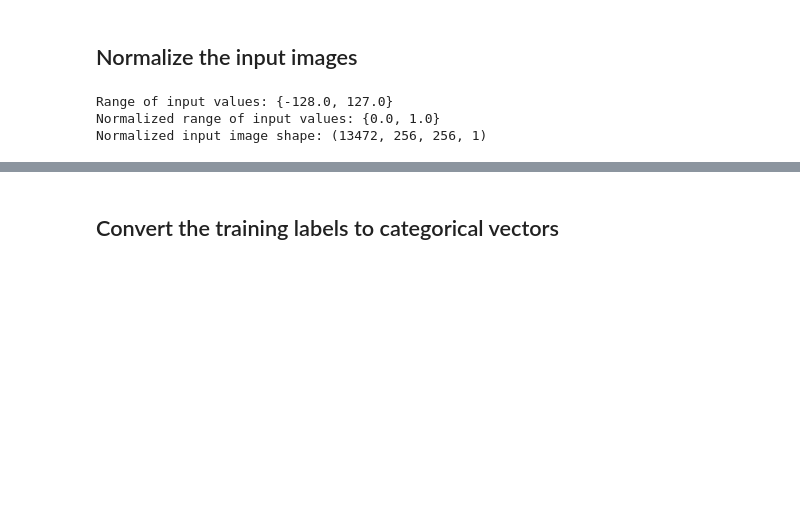
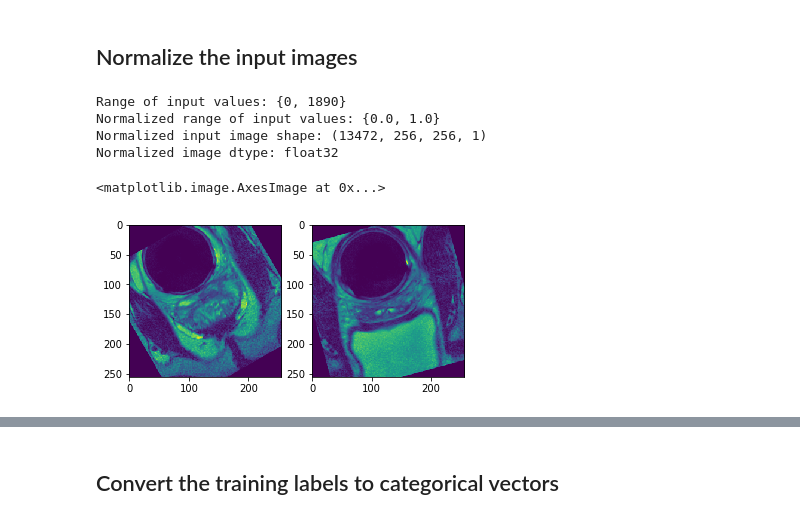
Before and after one commit to MachineLearning4HealthcareHomework/HW3, a Jupyter notebook: Final_codes_results/Train_Evaluate_Unet.ipynb, the cells around one changed output, grey strips where cells are left out. Saved outputs shown, nothing was run; the diff lists cells and outputs as text; code cells hidden in the pictures; blank space fills up the shorter version.

Commit message:
FIX dtype and norm

```diff
--- a/Final_codes_results/Train_Evaluate_Unet.ipynb
+++ b/Final_codes_results/Train_Evaluate_Unet.ipynb
@@ -13,14 +13,15 @@ Using TensorFlow backend.
 # %% [markdown]
 ## Load the train and test dataset and the UNET model with the appropriate string extension!
 # %%
-train_images = np.load("./augmented_data_20/images_train.npy").astype('float32')
+train_images = np.load("./augmented_data_20/images_train.npy")
 train_labels = np.load("./augmented_data_20/labels_train.npy")
 
-test_images = np.load("./augmented_data_20/images_test.npy").astype('float32')
+test_images = np.load("./augmented_data_20/images_test.npy")
 test_labels = np.load("./augmented_data_20/labels_test.npy")
 
 print("Original image shape: %s" % (train_images.shape,))
 print("Original label shape: %s" % (train_labels.shape,))
+print("Image dtype: %s, Label dtype: %s" % (train_images.dtype, train_labels.dtype))
 
 string = '16F25Dr3WsreA3D'  # string indicating the set of parameters to load
 print("UNET parameters selection: " + string)
@@ -60,11 +62,13 @@ print(wt0, wt1, wt2)
 ## Normalize the input images
 # %%
 def normalize(image):
-    image = image - np.amin(image)
-    image = image/np.amax(image)
-    return image
+    denominator = np.amax(image)
+    return image/denominator
 
 print("Range of input values: %s" % {np.amin(train_images), np.amax(train_images)})
+
+train_images = train_images.astype('float32')
+test_images = test_images.astype('float32')
 
 for i in range(train_images.shape[0]):
     train_images[i] = normalize(train_images[i])
@@ -76,7 +80,17 @@ test_images = test_images[..., np.newaxis]
 
 print("Normalized range of input values: %s" % {np.amin(train_images), np.amax(train_images)})
 print("Normalized input image shape: %s" % (train_images.shape,))
+print("Normalized image dtype: %s" % (train_images.dtype))
 # %% [output]
-Range of input values: {-128.0, 127.0}
+Range of input values: {0, 1890}
 Normalized range of input values: {0.0, 1.0}
 Normalized input image shape: (13472, 256, 256, 1)
+Normalized image dtype: float32
+# %%
+plt.subplot(1,2,1)
+plt.imshow(train_images[1,:,:,0])
+plt.subplot(1,2,2)
+plt.imshow(test_images[1,:,:,0])
+# %% [output]
+<matplotlib.image.AxesImage at 0x...>
+[figure, added]
```
Also changed, not shown: parts of 12 cells of this notebook.
